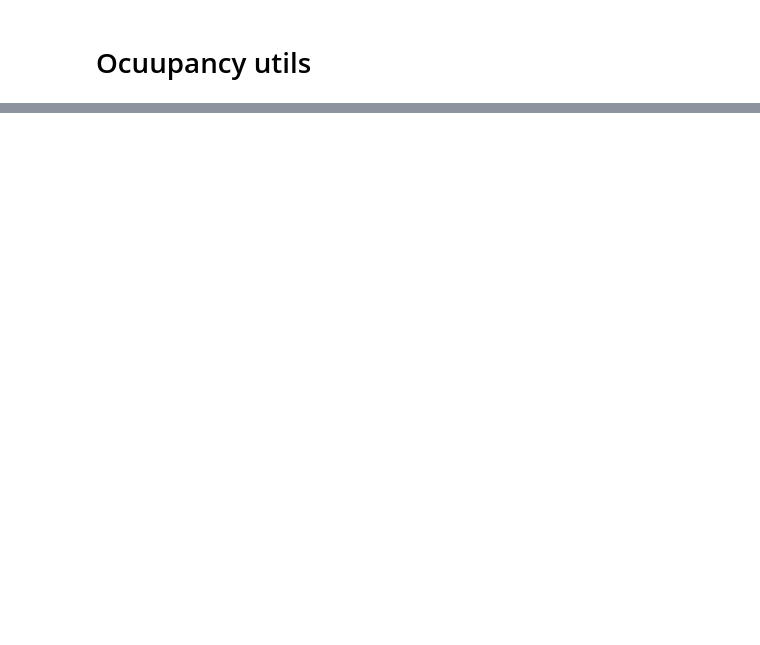
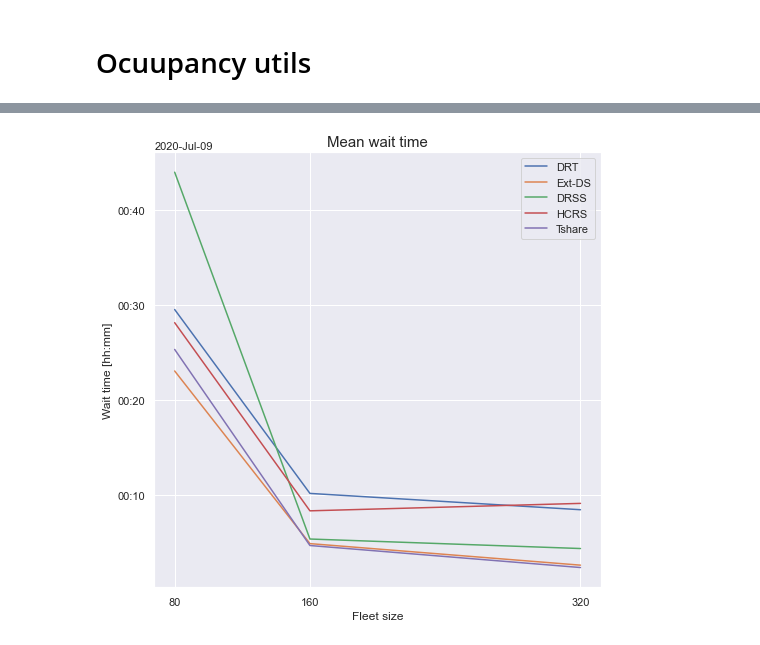
Before and after one commit to geosimlab/synthetic-cities, a Jupyter notebook: src/main/python/analysis/SimulationAnalysis.ipynb, the cells around one changed output, grey strips where cells are left out. Drawn from its saved outputs; the diff is of its cells as text; code cells hidden in the pictures; blank space fills up the shorter version.

```diff
--- a/src/main/python/analysis/SimulationAnalysis.ipynb
+++ b/src/main/python/analysis/SimulationAnalysis.ipynb
@@ -64,0 +103,30 @@ fig
+# %%
+import matplotlib.dates as mdates
+
+data = [["0:29:31", "0:23:03", "0:43:58", "0:28:08", "0:25:19"],
+["0:10:10", "0:04:53", "0:05:22", "0:08:20", "0:04:41"],
+["0:08:27", "0:02:37", "0:04:22", "0:09:07", "0:02:22"]]
+
+# data = [["1:24:57", "1:15:22", "2:05:10", "1:42:02", "2:00:16"],
+# ["0:21:47", "0:10:17", "0:10:04", "0:22:02", "0:10:03"],
+# ["0:20:19", "0:06:46", "0:08:11", "0:23:09", "0:05:34"]]
+cols = ["DRT", "Ext-DS", "DRSS", "HCRS", "Tshare"]
+x = [80,160,320]
+df = pd.DataFrame(data, index=x, columns=cols)
+for c in cols:
+    df[c] = pd.to_datetime(df[c])
+
+ax = df.plot(figsize=(8,8))
+ax.set_xticks(x)
+ax.set_xlabel("Fleet size")
+
+locator = mdates.AutoDateLocator(minticks=3, maxticks=7)
+formatter = mdates.ConciseDateFormatter(locator)
+ax.yaxis.set_major_locator(locator)
+ax.yaxis.set_major_formatter(formatter)
+ax.set_ylabel("Wait time [hh:mm]")
+
+ax.set_title("Mean wait time")
+ax.title.set_size(15)
+# %% [output]
+[figure, added]
```
Also changed, not shown: parts of 7 cells of this notebook, 2 other files.
